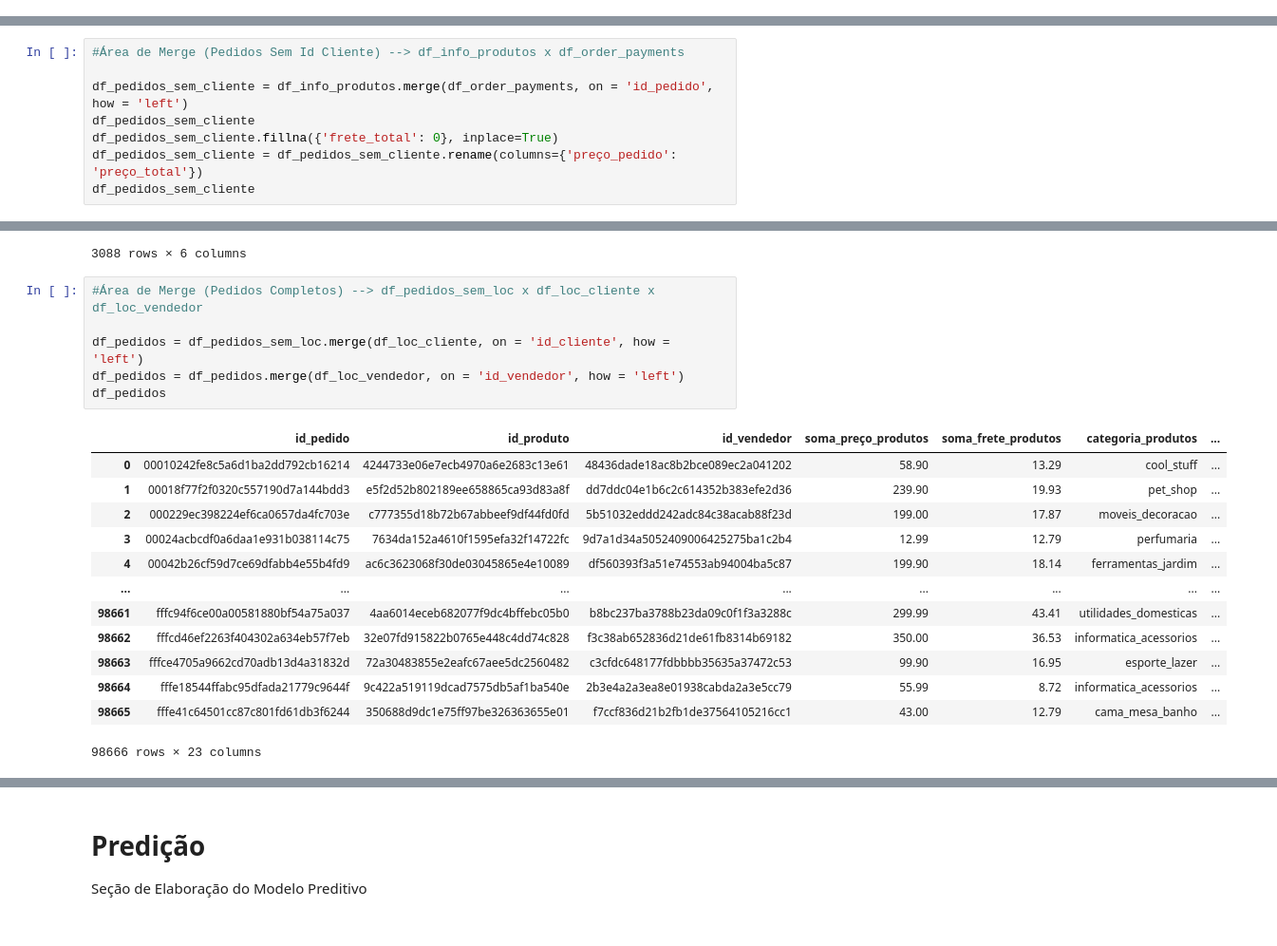
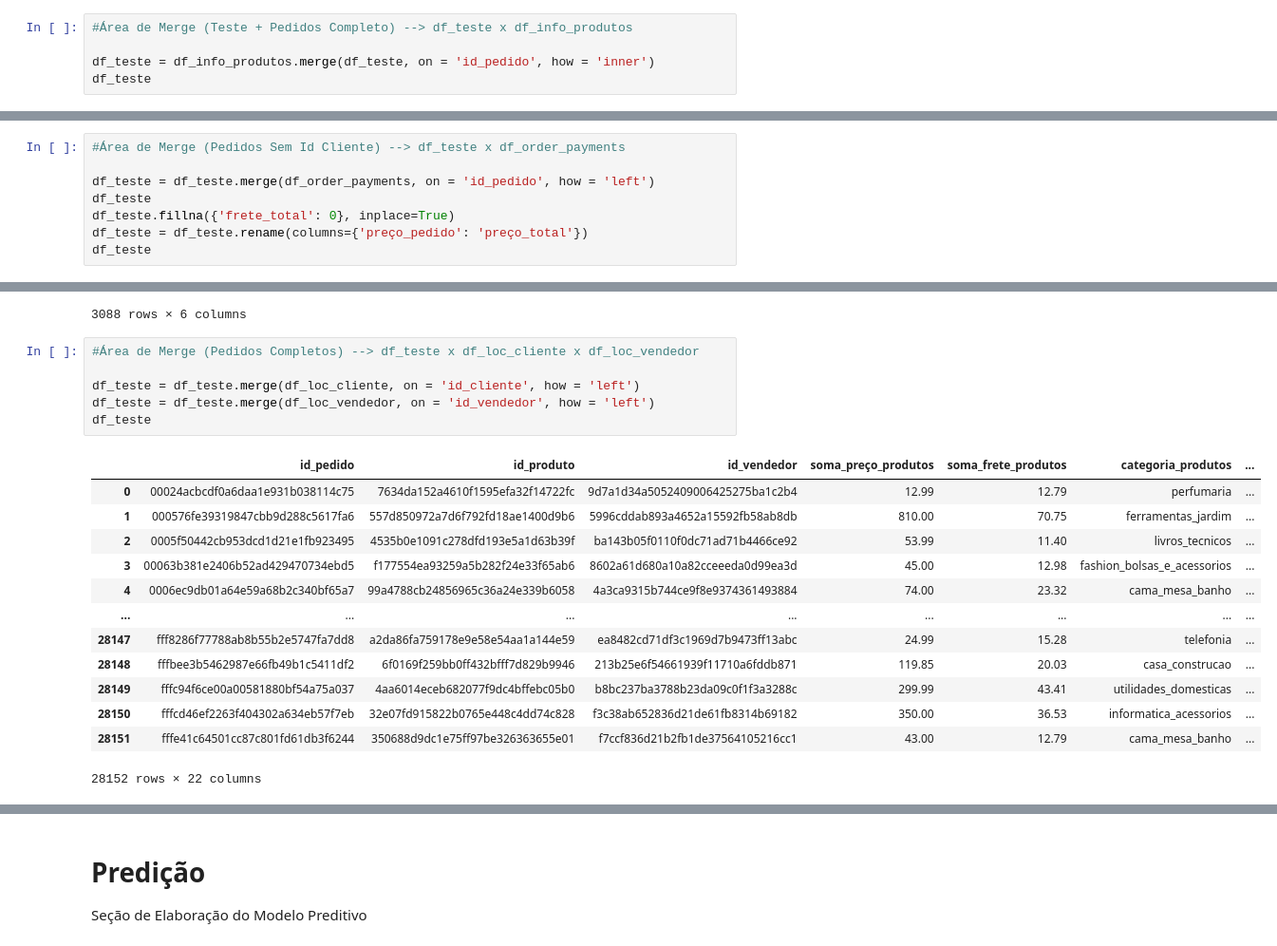
Before and after one commit to madusagii/Z-O, a Jupyter notebook: z-o-velhao.ipynb, the cells around one changed output, grey strips where cells are left out. Shown at 95% size. Cells and saved outputs as stored; diff of their text form.

```diff
--- a/z-o-velhao.ipynb
+++ b/z-o-velhao.ipynb
@@ -283,3 +283,8 @@ df_info_produtos
 | 98664 | fffe18544ffabc95dfada21779c9644f | 9c422a519119dcad7575db5af1ba540e | 2b3e4a2a3ea8e01938cabda2a3e5cc79 | 55.99 | 8.72 | informatica_acessorios | ... |
 | 98665 | fffe41c64501cc87c801fd61db3f6244 | 350688d9dc1e75ff97be326363655e01 | f7ccf836d21b2fb1de37564105216cc1 | 43.00 | 12.79 | cama_mesa_banho | ... |
 98666 rows × 10 columns
+# %%
+#Área de Merge (Teste + Pedidos Completo) --> df_teste x df_info_produtos
+
+df_teste = df_info_produtos.merge(df_teste, on = 'id_pedido', how = 'inner')
+df_teste
@@ -286,10 +325,10 @@ df_info_produtos
 # %%
-#Área de Merge (Pedidos Sem Id Cliente) --> df_info_produtos x df_order_payments
+#Área de Merge (Pedidos Sem Id Cliente) --> df_teste x df_order_payments
 
-df_pedidos_sem_cliente = df_info_produtos.merge(df_order_payments, on = 'id_pedido', how = 'left')
-df_pedidos_sem_cliente
-df_pedidos_sem_cliente.fillna({'frete_total': 0}, inplace=True)
-df_pedidos_sem_cliente = df_pedidos_sem_cliente.rename(columns={'preço_pedido': 'preço_total'})
-df_pedidos_sem_cliente
+df_teste = df_teste.merge(df_order_payments, on = 'id_pedido', how = 'left')
+df_teste
+df_teste.fillna({'frete_total': 0}, inplace=True)
+df_teste = df_teste.rename(columns={'preço_pedido': 'preço_total'})
+df_teste
 # %% [output]
 |  | id_pedido | id_produto | id_vendedor | soma_preço_produtos | soma_frete_produtos | categoria_produtos | ... |
@@ -382,22 +421,22 @@ df_loc_vendedor
 | 19830 | d1c7fa84e48cfa21a0e595167c1c500e | 99730 | RS | Jacutinga | -27.729373 | ... |
 3088 rows × 6 columns
 # %%
-#Área de Merge (Pedidos Completos) --> df_pedidos_sem_loc x df_loc_cliente x df_loc_vendedor
+#Área de Merge (Pedidos Completos) --> df_teste x df_loc_cliente x df_loc_vendedor
 
-df_pedidos = df_pedidos_sem_loc.merge(df_loc_cliente, on = 'id_cliente', how = 'left')
-df_pedidos = df_pedidos.merge(df_loc_vendedor, on = 'id_vendedor', how = 'left')
-df_pedidos
+df_teste = df_teste.merge(df_loc_cliente, on = 'id_cliente', how = 'left')
+df_teste = df_teste.merge(df_loc_vendedor, on = 'id_vendedor', how = 'left')
+df_teste
 # %% [output]
 |  | id_pedido | id_produto | id_vendedor | soma_preço_produtos | soma_frete_produtos | categoria_produtos | ... |
-| 0 | 00010242fe8c5a6d1ba2dd792cb16214 | 4244733e06e7ecb4970a6e2683c13e61 | 48436dade18ac8b2bce089ec2a041202 | 58.90 | 13.29 | cool_stuff | ... |
-| 1 | 00018f77f2f0320c557190d7a144bdd3 | e5f2d52b802189ee658865ca93d83a8f | dd7ddc04e1b6c2c614352b383efe2d36 | 239.90 | 19.93 | pet_shop | ... |
-| 2 | 000229ec398224ef6ca0657da4fc703e | c777355d18b72b67abbeef9df44fd0fd | 5b51032eddd242adc84c38acab88f23d | 199.00 | 17.87 | moveis_decoracao | ... |
-| 3 | 00024acbcdf0a6daa1e931b038114c75 | 7634da152a4610f1595efa32f14722fc | 9d7a1d34a5052409006425275ba1c2b4 | 12.99 | 12.79 | perfumaria | ... |
-| 4 | 00042b26cf59d7ce69dfabb4e55b4fd9 | ac6c3623068f30de03045865e4e10089 | df560393f3a51e74553ab94004ba5c87 | 199.90 | 18.14 | ferramentas_jardim | ... |
+| 0 | 00024acbcdf0a6daa1e931b038114c75 | 7634da152a4610f1595efa32f14722fc | 9d7a1d34a5052409006425275ba1c2b4 | 12.99 | 12.79 | perfumaria | ... |
+| 1 | 000576fe39319847cbb9d288c5617fa6 | 557d850972a7d6f792fd18ae1400d9b6 | 5996cddab893a4652a15592fb58ab8db | 810.00 | 70.75 | ferramentas_jardim | ... |
+| 2 | 0005f50442cb953dcd1d21e1fb923495 | 4535b0e1091c278dfd193e5a1d63b39f | ba143b05f0110f0dc71ad71b4466ce92 | 53.99 | 11.40 | livros_tecnicos | ... |
+| 3 | 00063b381e2406b52ad429470734ebd5 | f177554ea93259a5b282f24e33f65ab6 | 8602a61d680a10a82cceeeda0d99ea3d | 45.00 | 12.98 | fashion_bolsas_e_acessorios | ... |
+| 4 | 0006ec9db01a64e59a68b2c340bf65a7 | 99a4788cb24856965c36a24e339b6058 | 4a3ca9315b744ce9f8e9374361493884 | 74.00 | 23.32 | cama_mesa_banho | ... |
 | ... | ... | ... | ... | ... | ... | ... | ... |
-| 98661 | fffc94f6ce00a00581880bf54a75a037 | 4aa6014eceb682077f9dc4bffebc05b0 | b8bc237ba3788b23da09c0f1f3a3288c | 299.99 | 43.41 | utilidades_domesticas | ... |
-| 98662 | fffcd46ef2263f404302a634eb57f7eb | 32e07fd915822b0765e448c4dd74c828 | f3c38ab652836d21de61fb8314b69182 | 350.00 | 36.53 | informatica_acessorios | ... |
-| 98663 | fffce4705a9662cd70adb13d4a31832d | 72a30483855e2eafc67aee5dc2560482 | c3cfdc648177fdbbbb35635a37472c53 | 99.90 | 16.95 | esporte_lazer | ... |
-| 98664 | fffe18544ffabc95dfada21779c9644f | 9c422a519119dcad7575db5af1ba540e | 2b3e4a2a3ea8e01938cabda2a3e5cc79 | 55.99 | 8.72 | informatica_acessorios | ... |
-| 98665 | fffe41c64501cc87c801fd61db3f6244 | 350688d9dc1e75ff97be326363655e01 | f7ccf836d21b2fb1de37564105216cc1 | 43.00 | 12.79 | cama_mesa_banho | ... |
+| 28147 | fff8286f77788ab8b55b2e5747fa7dd8 | a2da86fa759178e9e58e54aa1a144e59 | ea8482cd71df3c1969d7b9473ff13abc | 24.99 | 15.28 | telefonia | ... |
+| 28148 | fffbee3b5462987e66fb49b1c5411df2 | 6f0169f259bb0ff432bfff7d829b9946 | 213b25e6f54661939f11710a6fddb871 | 119.85 | 20.03 | casa_construcao | ... |
+| 28149 | fffc94f6ce00a00581880bf54a75a037 | 4aa6014eceb682077f9dc4bffebc05b0 | b8bc237ba3788b23da09c0f1f3a3288c | 299.99 | 43.41 | utilidades_domesticas | ... |
+| 28150 | fffcd46ef2263f404302a634eb57f7eb | 32e07fd915822b0765e448c4dd74c828 | f3c38ab652836d21de61fb8314b69182 | 350.00 | 36.53 | informatica_acessorios | ... |
+| 28151 | fffe41c64501cc87c801fd61db3f6244 | 350688d9dc1e75ff97be326363655e01 | f7ccf836d21b2fb1de37564105216cc1 | 43.00 | 12.79 | cama_mesa_banho | ... |
-98666 rows × 23 columns
+28152 rows × 22 columns
```
Also changed, not shown: parts of 21 cells of this notebook, 1 other file.
